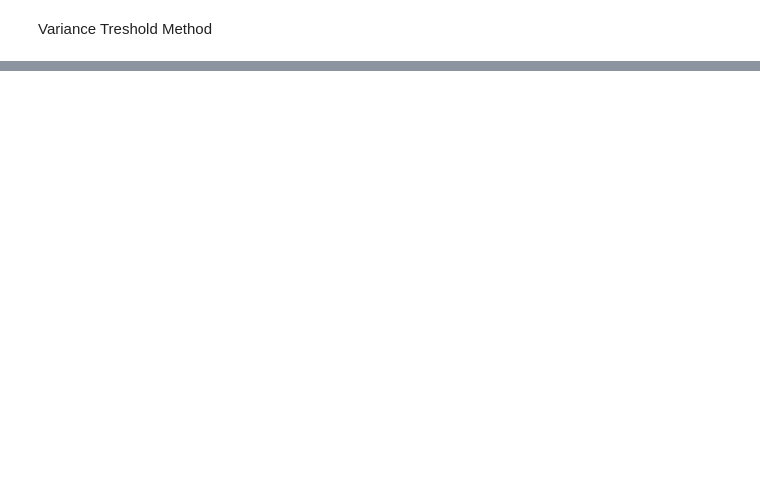
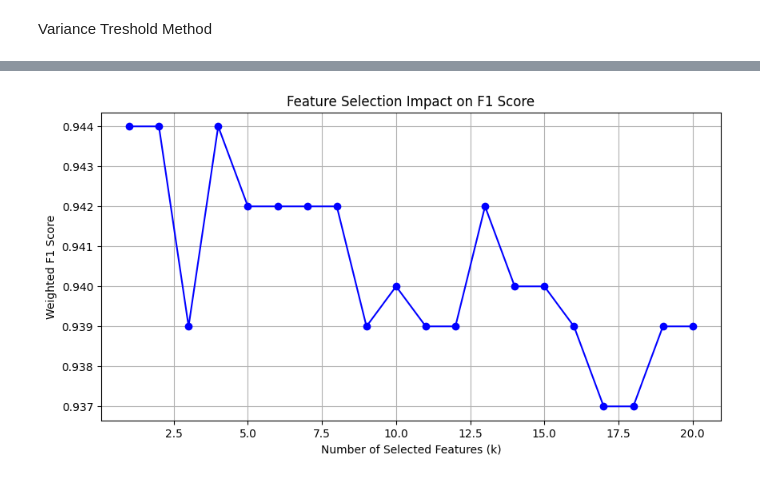
Before and after one commit to Ethxlla/INFO3604-CCO-Backup, a Jupyter notebook: main.ipynb, the cells around one changed output, grey strips where cells are left out. Drawn from its saved outputs; the diff is of its cells as text; code cells hidden in the pictures; blank space fills up the shorter version.

```diff
--- a/main.ipynb
+++ b/main.ipynb
@@ -96,0 +95,34 @@ plt.show()
+# %%
+X_train_V1, X_test_V1, y_train_V1, y_test_V1 = X_train.copy(), X_test.copy(), y_train.copy(), y_test.copy()
+
+f1_score_list = []
+feature_counts = []
+selected_features_dict = {}
+
+for k in range(1, 21):
+    selector = SelectKBest(mutual_info_classif, k=k)
+    selector.fit(X_train_V1, y_train_V1)
+
+    selected_feature_mask = selector. get_support()
+    selected_features = X_train_V1.columns[selected_feature_mask]
+    selected_features_dict[k] = list(selected_features)
+
+    selected_X_train = selector.transform(X_train_V1)
+    selected_X_test = selector.transform(X_test_V1)
+
+    gbc.fit(selected_X_train, y_train_V1)
+    kbest_preds = gbc.predict(selected_X_test)
+
+    f1_score_kbest = round(f1_score(y_test_V1, kbest_preds, average="weighted"), 3)
+    f1_score_list.append(f1_score_kbest)
+    feature_counts.append(k)
+# %%
+plt.figure(figsize=(10, 5))
+plt.plot(feature_counts, f1_score_list, marker='o', linestyle='-', color='b')
+plt.xlabel("Number of Selected Features (k)")
+plt.ylabel("Weighted F1 Score")
+plt.title("Feature Selection Impact on F1 Score")
+plt.grid(True)
+plt.show()
+# %% [output]
+[figure, added]
```
Also changed, not shown: parts of 12 cells of this notebook.
